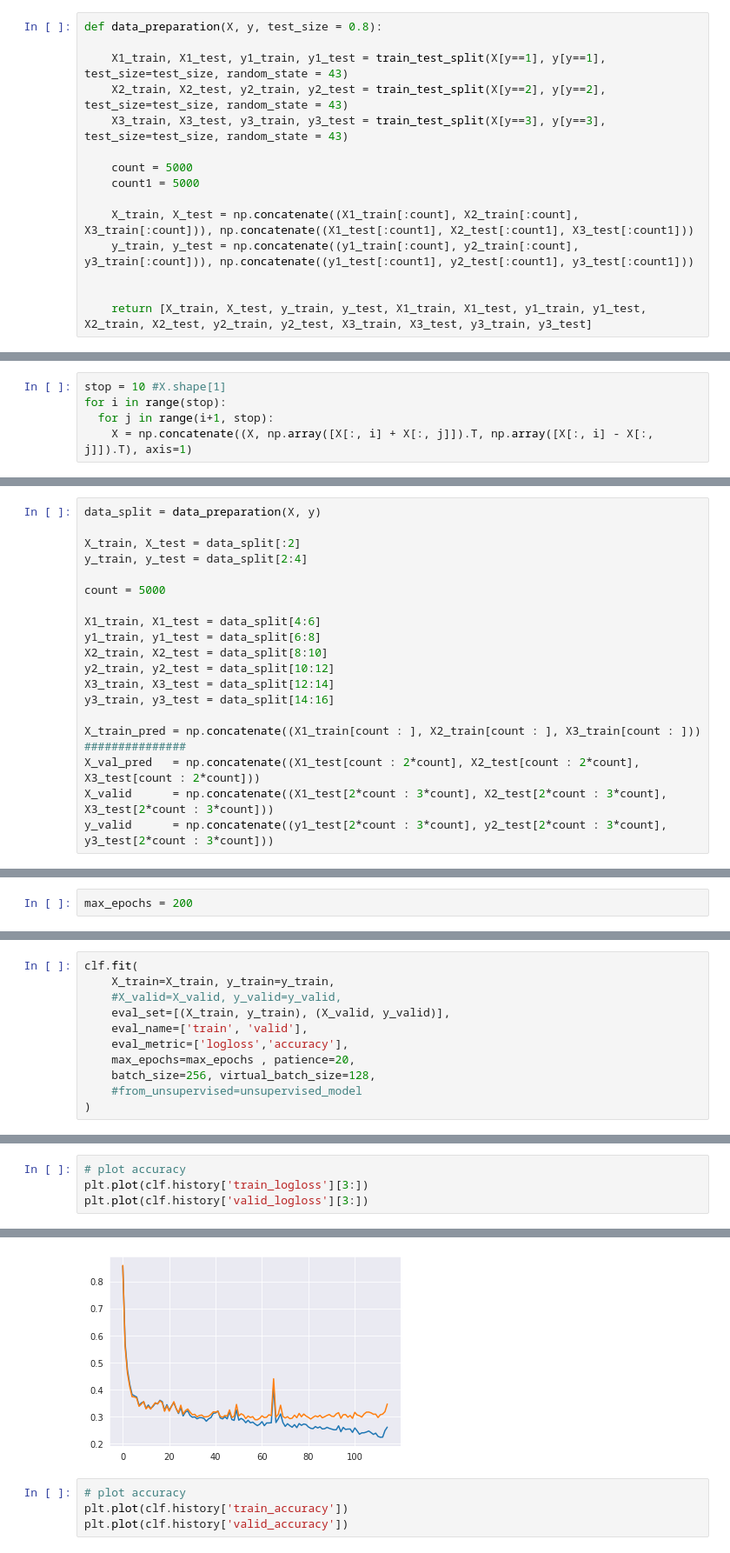
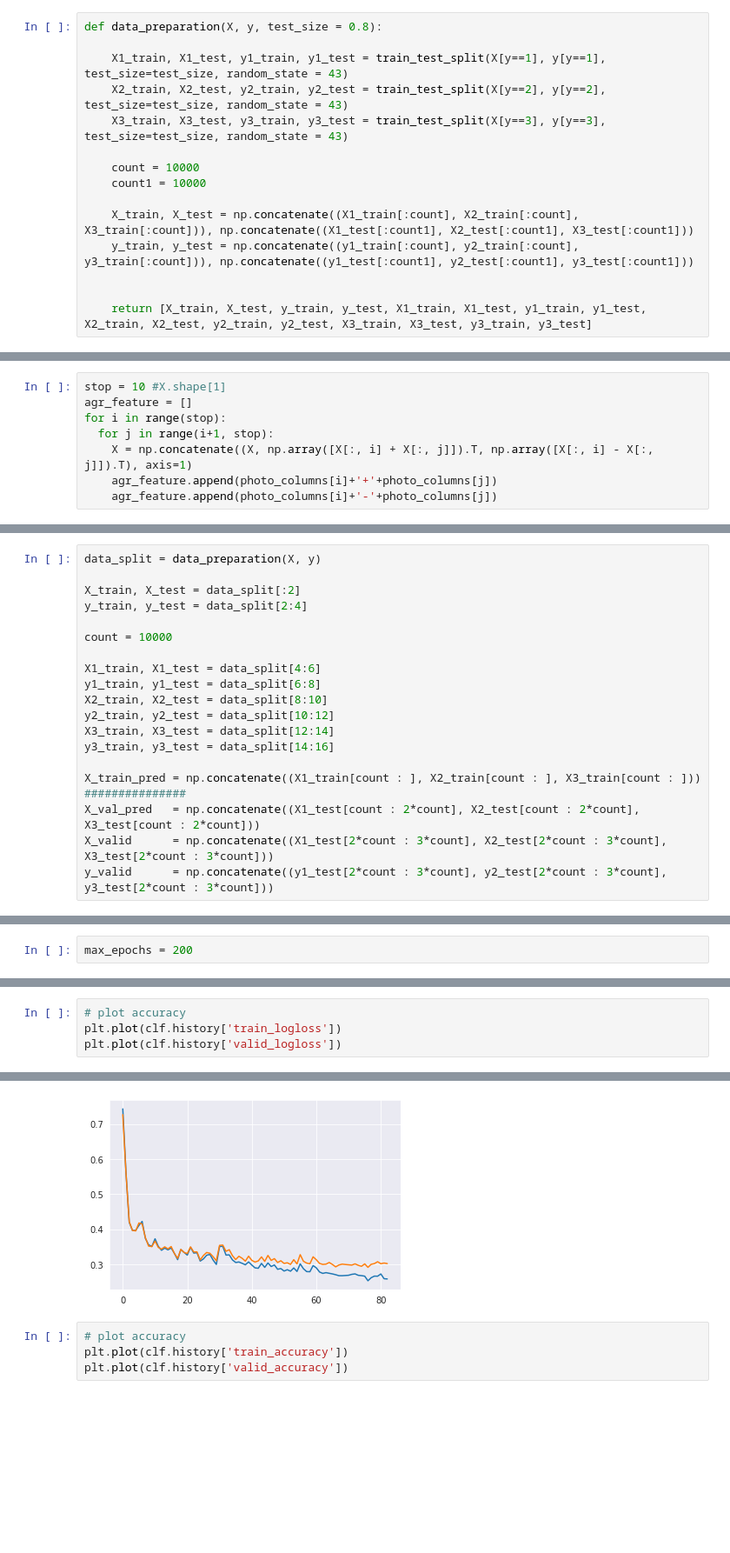
Before and after one commit to NadezhdaMalysheva/Classification-of-star-galaxy-and-quasar, a Jupyter notebook: TabNet_SDSS.ipynb, the cells around one changed output, grey strips where cells are left out. Shown at 87% size. Saved outputs shown, nothing was run; the diff lists cells and outputs as text; blank space fills up the shorter version.

```diff
--- a/TabNet_SDSS.ipynb
+++ b/TabNet_SDSS.ipynb
@@ -116,8 +127,8 @@ def data_preparation(X, y, test_size = 0.8):
     X2_train, X2_test, y2_train, y2_test = train_test_split(X[y==2], y[y==2], test_size=test_size, random_state = 43)
     X3_train, X3_test, y3_train, y3_test = train_test_split(X[y==3], y[y==3], test_size=test_size, random_state = 43)
 
-    count = 5000
-    count1 = 5000
+    count = 10000
+    count1 = 10000
 
     X_train, X_test = np.concatenate((X1_train[:count], X2_train[:count], X3_train[:count])), np.concatenate((X1_test[:count1], X2_test[:count1], X3_test[:count1]))
     y_train, y_test = np.concatenate((y1_train[:count], y2_train[:count], y3_train[:count])), np.concatenate((y1_test[:count1], y2_test[:count1], y3_test[:count1]))
@@ -136,9 +147,12 @@ def data_preparation(X, y, test_size = 0.8):
 Линейная комбинация
 # %%
 stop = 10 #X.shape[1]
+agr_feature = []
 for i in range(stop):
   for j in range(i+1, stop):
     X = np.concatenate((X, np.array([X[:, i] + X[:, j]]).T, np.array([X[:, i] - X[:, j]]).T), axis=1)
+    agr_feature.append(photo_columns[i]+'+'+photo_columns[j])
+    agr_feature.append(photo_columns[i]+'-'+photo_columns[j])
 # %%
 X.shape, y
 # %% [output]
@@ -151,7 +165,7 @@ data_split = data_preparation(X, y)
 X_train, X_test = data_split[:2]
 y_train, y_test = data_split[2:4]
 
-count = 5000
+count = 10000
 
 X1_train, X1_test = data_split[4:6]
 y1_train, y1_test = data_split[6:8]
@@ -674,12 +711 @@ clf.fit(
-# %%
-clf.fit(
-    X_train=X_train, y_train=y_train,
-    #X_valid=X_valid, y_valid=y_valid,
-    eval_set=[(X_train, y_train), (X_valid, y_valid)],
-    eval_name=['train', 'valid'],
-    eval_metric=['logloss','accuracy'],
-    max_epochs=max_epochs , patience=20,
-    batch_size=256, virtual_batch_size=128,
-    #from_unsupervised=unsupervised_model
-)
 # %%
@@ -717,10 +725,10 @@ plt.plot(clf.history['loss'])
 # %%
 # plot accuracy
-plt.plot(clf.history['train_logloss'][3:])
-plt.plot(clf.history['valid_logloss'][3:])
+plt.plot(clf.history['train_logloss'])
+plt.plot(clf.history['valid_logloss'])
 # %% [output]
 [<matplotlib.lines.Line2D at 0x...>]
-[figure, old version]
+[figure, new version]
 # %%
 # plot accuracy
 plt.plot(clf.history['train_accuracy'])
```
Also changed, not shown: parts of 28 cells of this notebook.
